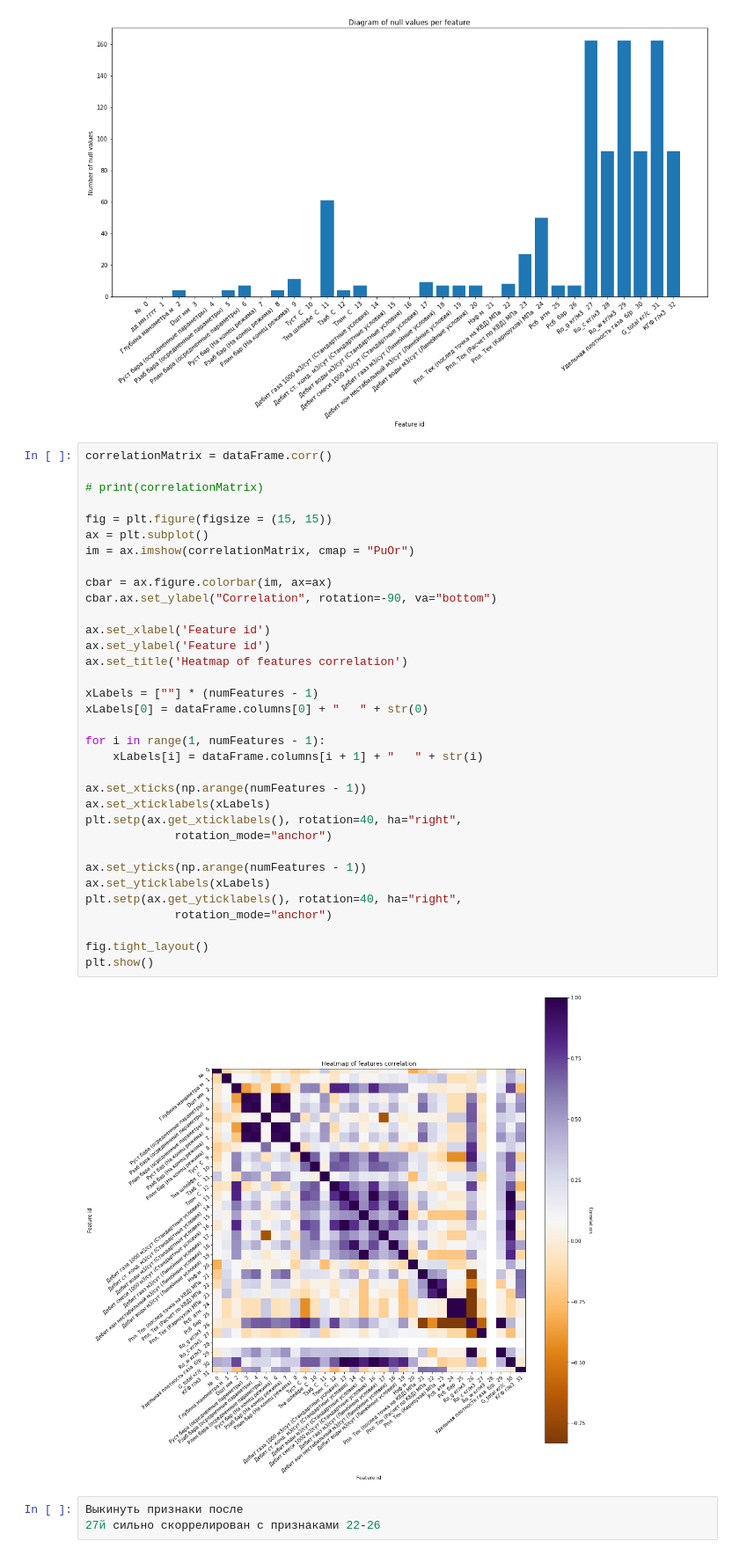
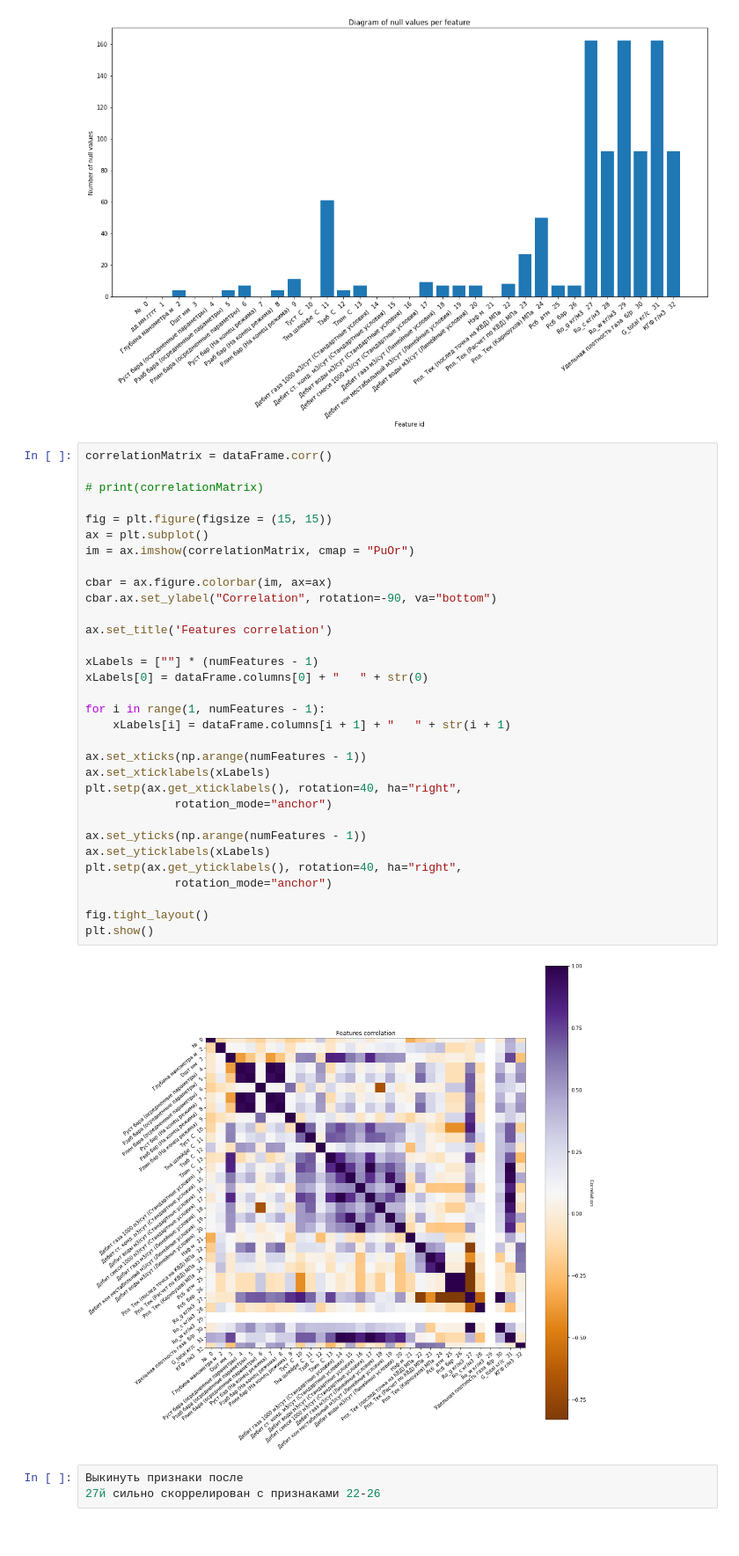
Before and after one commit to Gridbug/nsu_machine_learning_2020, a Jupyter notebook: Lab2/Lab_2.ipynb, the cells around one changed output. Shown: that part at 88% size. Saved outputs shown, nothing was run; the diff lists cells and outputs as text.

Commit message:
Fixed feature ids on heatmap labels

```diff
--- a/Lab2/Lab_2.ipynb
+++ b/Lab2/Lab_2.ipynb
@@ -227,38 +227,36 @@ plt.show()
 correlationMatrix = dataFrame.corr()
 
 # print(correlationMatrix)
 
 fig = plt.figure(figsize = (15, 15))
 ax = plt.subplot()
 im = ax.imshow(correlationMatrix, cmap = "PuOr")
 
 cbar = ax.figure.colorbar(im, ax=ax)
 cbar.ax.set_ylabel("Correlation", rotation=-90, va="bottom")
 
-ax.set_xlabel('Feature id')
-ax.set_ylabel('Feature id')
-ax.set_title('Heatmap of features correlation')
+ax.set_title('Features correlation')
 
 xLabels = [""] * (numFeatures - 1)
 xLabels[0] = dataFrame.columns[0] + "   " + str(0)
 
 for i in range(1, numFeatures - 1):
-    xLabels[i] = dataFrame.columns[i + 1] + "   " + str(i)
+    xLabels[i] = dataFrame.columns[i + 1] + "   " + str(i + 1)
 
 ax.set_xticks(np.arange(numFeatures - 1))
 ax.set_xticklabels(xLabels)
 plt.setp(ax.get_xticklabels(), rotation=40, ha="right",
              rotation_mode="anchor")
 
 ax.set_yticks(np.arange(numFeatures - 1))
 ax.set_yticklabels(xLabels)
 plt.setp(ax.get_yticklabels(), rotation=40, ha="right",
              rotation_mode="anchor")
 
 fig.tight_layout()
 plt.show()
 # %% [output]
-[figure, old version]
+[figure, new version]
 # %%
 Выкинуть признаки после
 27й сильно скоррелирован с признаками 22-26
```
